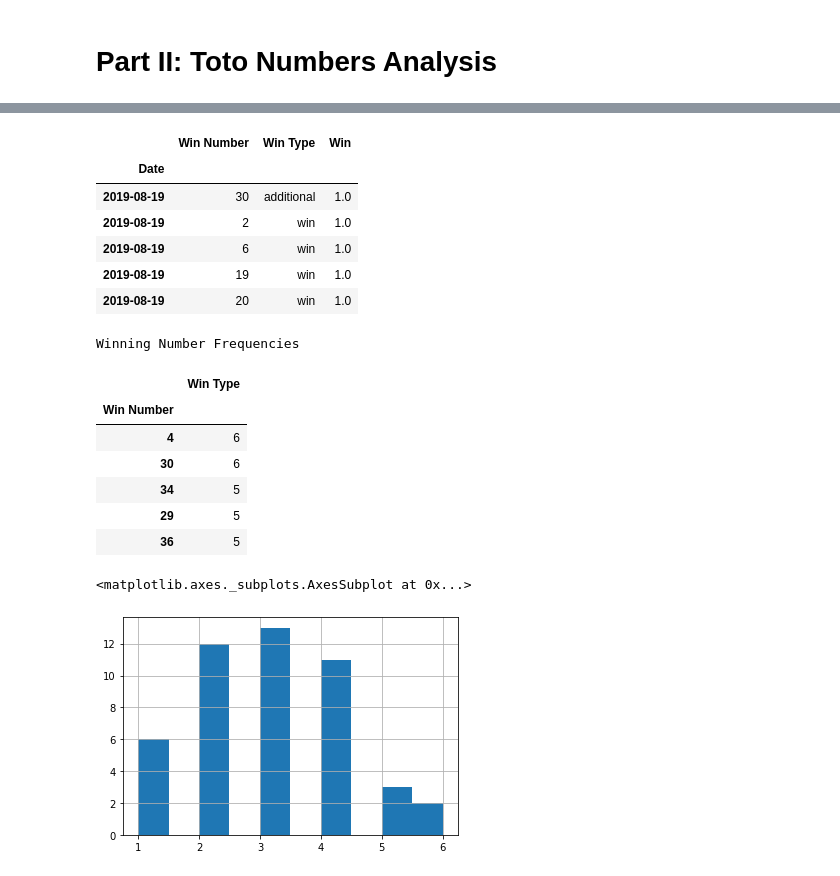
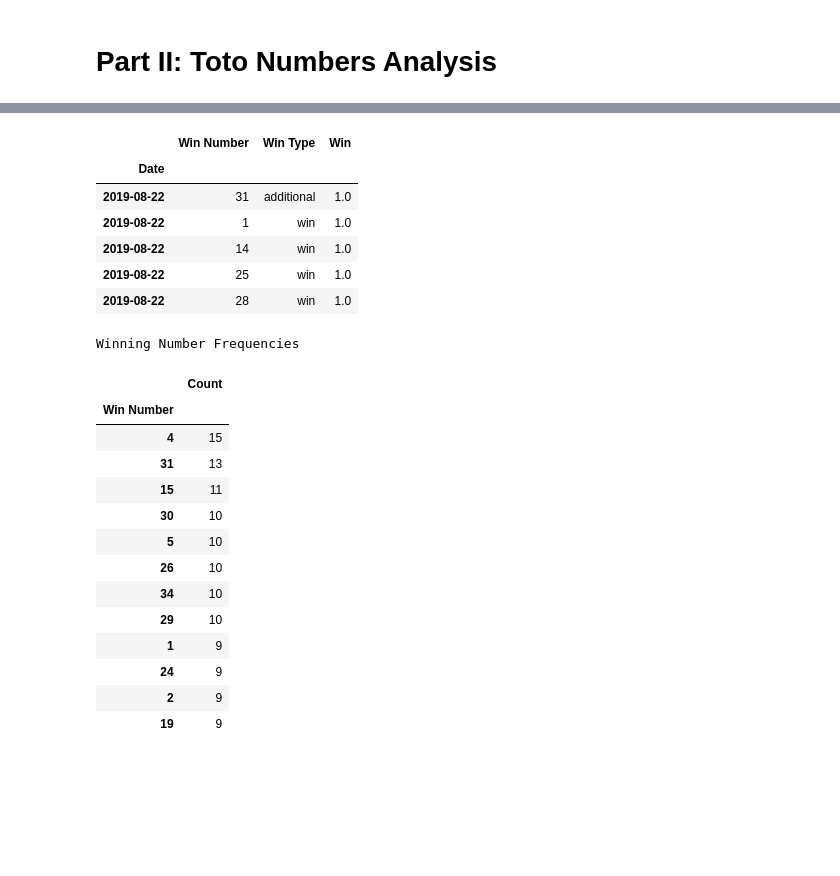
Before and after one commit to yongyct/singapore-pools-analysis, a Jupyter notebook: singapore_pools_analysis.ipynb, the cells around one changed output, grey strips where cells are left out. Saved outputs shown, nothing was run; the diff lists cells and outputs as text; code cells hidden in the pictures; blank space fills up the shorter version.

Commit message:
visualization of toto numbers

```diff
--- a/singapore_pools_analysis.ipynb
+++ b/singapore_pools_analysis.ipynb
@@ -50,7 +50,7 @@ TOTO_WIN_CSS_SEL = TOTO_WIN_CLASS
 TOTO_ADDITIONAL_CSS_SEL = '.' + TOTO_ADDITIONAL_CLASS
 
 FD_LAST_N_DRAWS = 10
-TOTO_LAST_N_DRAWS = 20
+TOTO_LAST_N_DRAWS = 50
 
 TOTO_OUTLETS = 'divWinningOutlets'
 
@@ -320,28 +324,30 @@ toto_result_df.head()
 # %% [output]
 |  | Win Number | Win Type | Win |
 | Date |  |  |  |
-| 2019-08-19 | 30 | additional | 1.0 |
-| 2019-08-19 | 2 | win | 1.0 |
-| 2019-08-19 | 6 | win | 1.0 |
-| 2019-08-19 | 19 | win | 1.0 |
-| 2019-08-19 | 20 | win | 1.0 |
+| 2019-08-22 | 31 | additional | 1.0 |
+| 2019-08-22 | 1 | win | 1.0 |
+| 2019-08-22 | 14 | win | 1.0 |
+| 2019-08-22 | 25 | win | 1.0 |
+| 2019-08-22 | 28 | win | 1.0 |
 # %%
 print('Winning Number Frequencies')
-pd.DataFrame(
-    toto_result_df[toto_result_df['Win'] == 1].groupby('Win Number').count().iloc[:, 0].sort_values(ascending=False)
-).head().style
+toto_result_df[toto_result_df['Win'] == 1]\
+    .groupby('Win Number').count().iloc[:, [0]]\
+    .rename(columns={'Win Type': 'Count'})\
+    .sort_values(by='Count', ascending=False).head(12).style
 # %% [output]
 Winning Number Frequencies
-|  | Win Type |
+|  | Count |
 | Win Number |  |
-| 4 | 6 |
-| 30 | 6 |
-| 34 | 5 |
-| 29 | 5 |
-| 36 | 5 |
+| 4 | 15 |
+| 31 | 13 |
+| 15 | 11 |
+| 30 | 10 |
+| 5 | 10 |
+| 26 | 10 |
+| 34 | 10 |
+| 29 | 10 |
+| 1 | 9 |
+| 24 | 9 |
+| 2 | 9 |
+| 19 | 9 |
-# %%
-### Plot out histogram of number occurences frequencies ###
-toto_result_df[toto_result_df['Win'] == 1].groupby('Win Number').count().iloc[:, 0].sort_values(ascending=False).hist()
-# %% [output]
-<matplotlib.axes._subplots.AxesSubplot at 0x...>
-[figure, removed]
```
Also changed, not shown: parts of 4 cells of this notebook.
